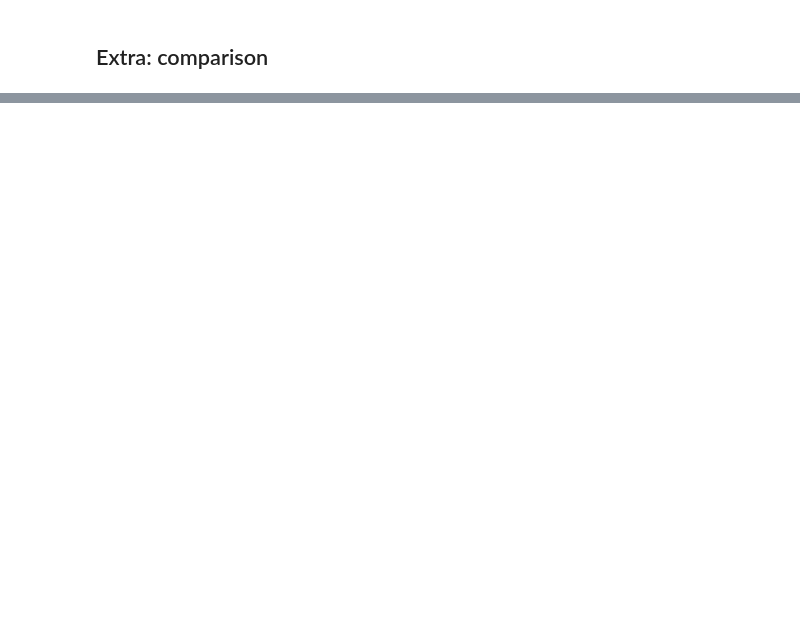
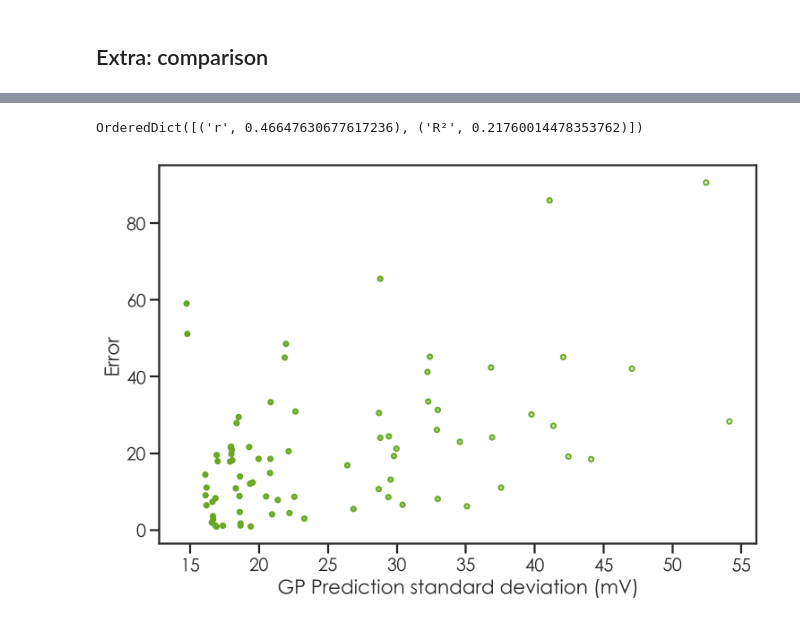
Before and after one commit to aspuru-guzik-group/gp_redox_rxn, a Jupyter notebook: Compare_calibrations.ipynb, the cells around one changed output, grey strips where cells are left out. Cells and saved outputs as stored; diff of their text form; code cells hidden in the pictures; blank space fills up the shorter version.

```diff
--- a/Compare_calibrations.ipynb
+++ b/Compare_calibrations.ipynb
@@ -251,0 +261,16 @@ plt.show()
+# %%
+df[calib_label+'_error'] = np.abs(df[target]-df[calib_label])
+y = df[calib_label+'_error']
+x = df[calib_label+'_std']
+linear_fit = np.poly1d(np.polyfit(df[calib_label+'_std'],df[calib_label+'_error'],1))
+uncertain_calib=linear_fit(df[calib_label+'_std'])
+plt.scatter(x,y,s=20,c=x,edgecolors=col,cmap=cmap)
+print(gpm.utils.plotting.regression_stats(df[calib_label+'_error'],uncertain_calib))
+plt.xlabel('GP Prediction standard deviation (mV)')
+plt.ylabel('Error')
+plt.savefig('uncertainty-error.svg',dpi=300)
+plt.savefig('uncertainty-error.png',dpi=300)
+plt.show()
+# %% [output]
+OrderedDict([('r', 0.46647630677617236), ('R²', 0.21760014478353762)])
+[figure, added]
```
Also changed, not shown: parts of 9 cells of this notebook.
